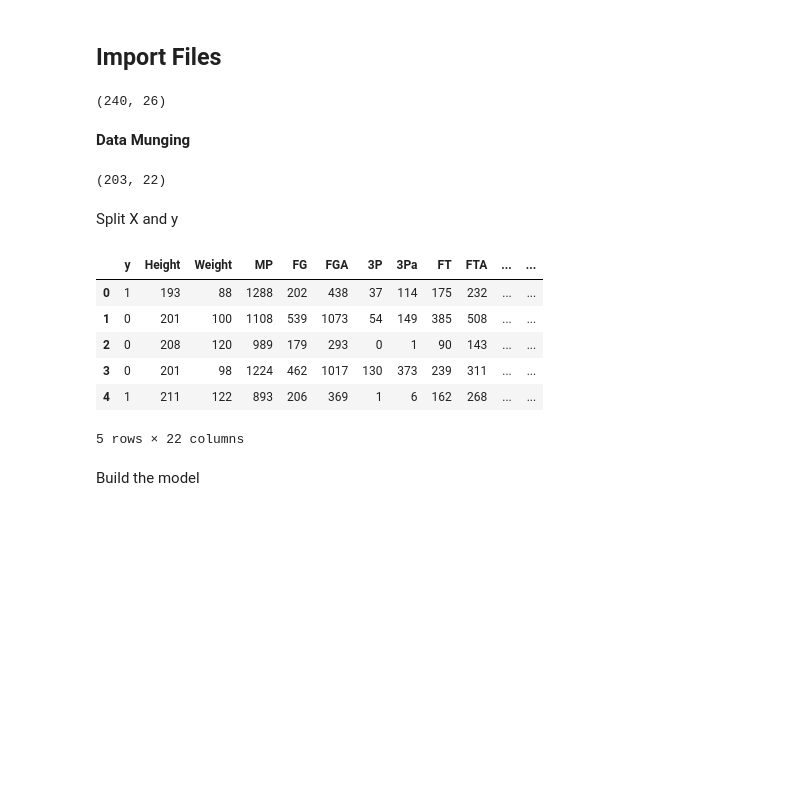
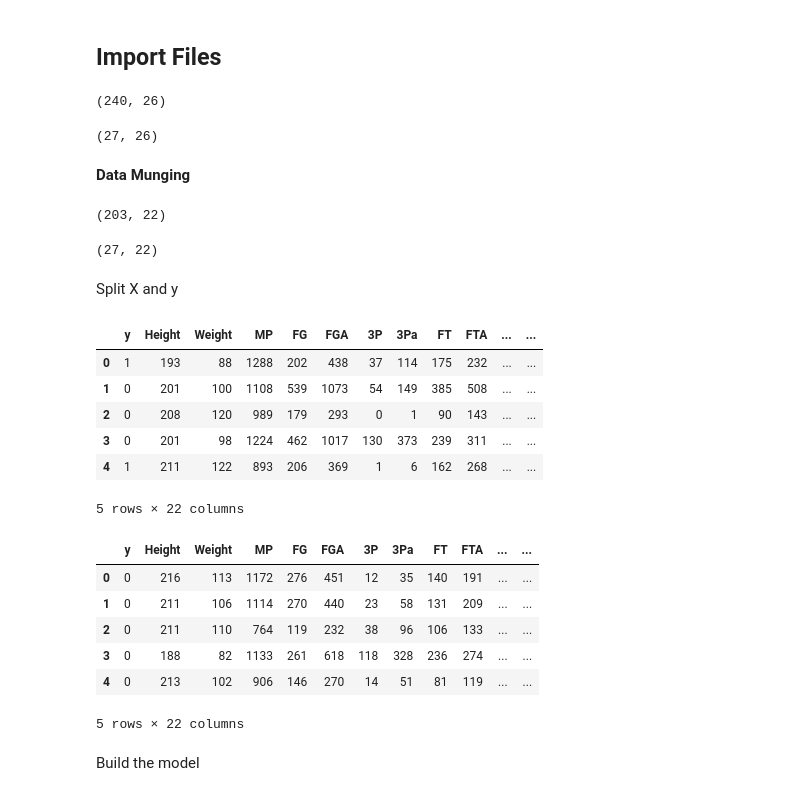
Before and after one commit to paulliwali/basketball-stats, a Jupyter notebook: college-predictor/college_predictor.ipynb, the cells around one changed output. Cells and saved outputs as stored; diff of their text form; code cells hidden in the pictures; blank space fills up the shorter version.

```diff
--- a/college-predictor/college_predictor.ipynb
+++ b/college-predictor/college_predictor.ipynb
@@ -17,37 +15,63 @@ Using TensorFlow backend.
 ## Import Files
 # %%
 url = 'https://raw.githubusercontent.com/paulliwali/Basketball-Stats/master/college-predictor/data/2010-2017-pace.csv'
-df = pd.read_csv(url)
-display(df.shape)
+df_train = pd.read_csv(url)
+display(df_train.shape)
+
+url = 'https://raw.githubusercontent.com/paulliwali/Basketball-Stats/master/college-predictor/data/working/2018-2018-pace-working.csv'
+df_test = pd.read_csv(url, comment='#')
+display(df_test.shape)
 # %% [output]
 (240, 26)
+(27, 26)
 # %% [markdown]
 **Data Munging**
 # %%
-df.rename({'IsSuccessful':'y'}, axis=1, inplace=True)
-df = df.loc[df['College Pace']!='Did Not Attend College',:]
-df = df.loc[df['College Pace']!='Wrong College Found',:]
-df = df.iloc[:,3:]
-df.drop('College Name', axis=1, inplace=True)
-display(df.shape)
+df_train.rename({'IsSuccessful':'y'}, axis=1, inplace=True)
+df_train = df_train.loc[df_train['College Pace']!='Did Not Attend College',:]
+df_train = df_train.loc[df_train['College Pace']!='Wrong College Found',:]
+df_train = df_train.iloc[:,3:]
+df_train.drop('College Name', axis=1, inplace=True)
+display(df_train.shape)
+
+
+df_test.rename({'IsSuccessful':'y'}, axis=1, inplace=True)
+df_test = df_test.iloc[:,3:]
+df_test.drop('College Name', axis=1, inplace=True)
+display(df_test.shape)
 # %% [output]
 (203, 22)
+(27, 22)
 # %% [markdown]
 Split X and y
 # %%
-display(df.head())
-X = df[[col for col in df.columns if 'y' not in col]]
-y = df[[col for col in df.columns if 'y' in col]]
+display(df_train.head())
+X = df_train[[col for col in df_train.columns if 'y' not in col]]
+y = df_train[[col for col in df_train.columns if 'y' in col]]
 
 X = X.astype(float)
+
+
+display(df_test.head())
+X_test = df_test[[col for col in df_test.columns if 'y' not in col]]
+y_test = df_test[[col for col in df_test.columns if 'y' in col]]
+
+X_test = X_test.astype(float)
 # %% [output]
 |  | y | Height | Weight | MP | FG | FGA | 3P | 3Pa | FT | FTA | ... | ... |
 | 0 | 1 | 193 | 88 | 1288 | 202 | 438 | 37 | 114 | 175 | 232 | ... | ... |
 | 1 | 0 | 201 | 100 | 1108 | 539 | 1073 | 54 | 149 | 385 | 508 | ... | ... |
 | 2 | 0 | 208 | 120 | 989 | 179 | 293 | 0 | 1 | 90 | 143 | ... | ... |
 | 3 | 0 | 201 | 98 | 1224 | 462 | 1017 | 130 | 373 | 239 | 311 | ... | ... |
 | 4 | 1 | 211 | 122 | 893 | 206 | 369 | 1 | 6 | 162 | 268 | ... | ... |
 5 rows × 22 columns
+|  | y | Height | Weight | MP | FG | FGA | 3P | 3Pa | FT | FTA | ... | ... |
+| 0 | 0 | 216 | 113 | 1172 | 276 | 451 | 12 | 35 | 140 | 191 | ... | ... |
+| 1 | 0 | 211 | 106 | 1114 | 270 | 440 | 23 | 58 | 131 | 209 | ... | ... |
+| 2 | 0 | 211 | 110 | 764 | 119 | 232 | 38 | 96 | 106 | 133 | ... | ... |
+| 3 | 0 | 188 | 82 | 1133 | 261 | 618 | 118 | 328 | 236 | 274 | ... | ... |
+| 4 | 0 | 213 | 102 | 906 | 146 | 270 | 14 | 51 | 81 | 119 | ... | ... |
+5 rows × 22 columns
 # %% [markdown]
 Build the model
 # %%
```
Also changed, not shown: parts of 3 cells of this notebook.
